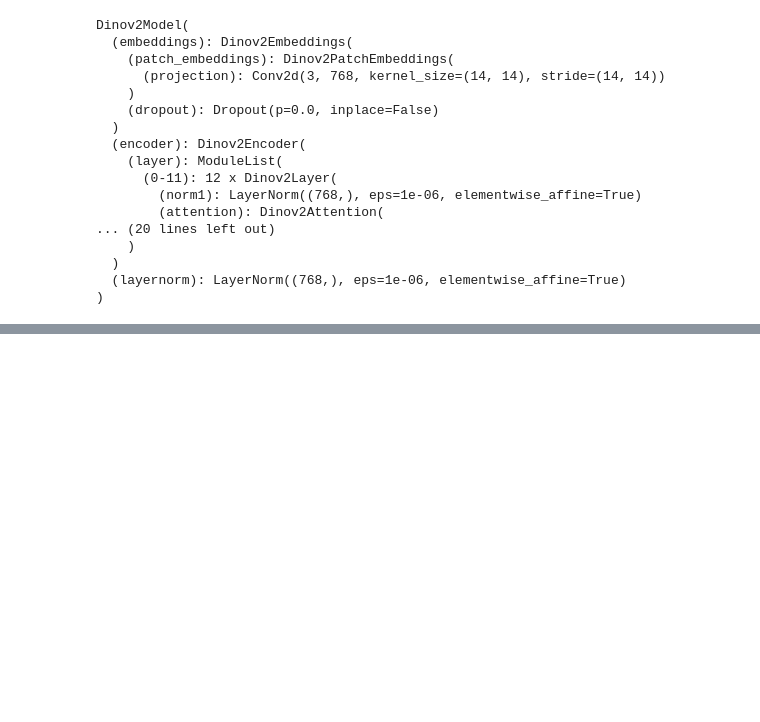
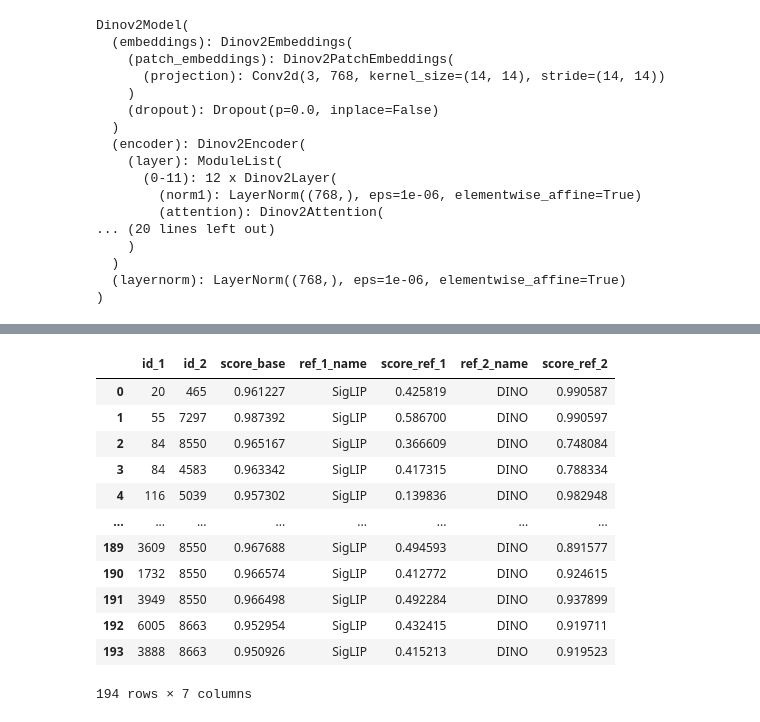
Before and after one commit to aprzezdziecka/vision_blindspots, a Jupyter notebook: blindspots.ipynb, the cells around one changed output, grey strips where cells are left out. Cells and saved outputs as stored; diff of their text form; code cells hidden in the pictures; blank space fills up the shorter version.

```diff
--- a/blindspots.ipynb
+++ b/blindspots.ipynb
@@ -332,19 +249,12 @@ Gotowe! Liczba wektorów w FAISS: 1000
 # %%
 iterator_caltech = iter(dataset_caltech)
 
-# dino_embeddings, dino_labels = collect_embeddings(
-#     dataset_iterator=iterator_caltech,
-#     model=dino_model,
-#     processor=dino_processor,
-#     device=device,
-#     max_samples=1000
-# )
-dino_faiss_index, dino_labels = collect_and_build_faiss_batched(
+dino_embeddings, dino_labels, dino_faiss_index = build_embeddings(
     dataset_iterator=iterator_caltech,
     model=dino_model,
     processor=dino_processor,
     device=device,
-    total_samples=1000,
+    total_samples=num,
     batch_size=64
 )
 # %% [output]
@@ -353,0 +302,2 @@ Gotowe! Liczba wektorów w FAISS: 1000
+# %%
+clip_k_best_similar = search_similar(clip_faiss_index, clip_embeddings)
@@ -353,0 +334,43 @@ Gotowe! Liczba wektorów w FAISS: 1000
+# %%
+def find_blind_spots(base_k_best_similar, embeddings_ref_1, embeddings_ref_2, name_ref_1, name_ref_2, threshold_similar=0.95, threshold_diff=0.6):
+
+  base_similar = [score for score in base_k_best_similar if score['score'] > 0.95]
+  result = []
+  for i in range(len(base_similar)):
+    current = base_similar[i]
+    if current['score'] > threshold_similar:
+
+      id_1 = current['id_1']
+      id_2 = current['id_2']
+
+      # ref1
+      curr_emb_1_ref_1 = embeddings_ref_1[id_1]
+      curr_emb_2_ref_1 = embeddings_ref_1[id_2]
+      similarity_ref_1 = np.dot(curr_emb_1_ref_1, curr_emb_2_ref_1)
+      # ref2
+      curr_emb_1_ref_2 = embeddings_ref_2[id_1]
+      curr_emb_2_ref_2 = embeddings_ref_2[id_2]
+      similarity_ref_2 = np.dot(curr_emb_1_ref_2, curr_emb_2_ref_2)
+
+      if similarity_ref_1 < threshold_diff or similarity_ref_2 < threshold_diff:
+        result.append({'id_1': id_1, 'id_2': id_2, 'score_base' : current['score'], 'ref_1_name' : name_ref_1, 'score_ref_1' : similarity_ref_1, 'ref_2_name' : name_ref_2, 'score_ref_2' : similarity_ref_2})
+  return pd.DataFrame(result)
+# %%
+clip_caltech_blind_spots = find_blind_spots(clip_k_best_similar, siglip_embeddings, dino_embeddings, 'SigLIP', 'DINO')
+clip_caltech_blind_spots.to_csv("clip_caltech_blind_spots", sep=';', encoding='utf-8')
+# %%
+clip_caltech_blind_spots
+# %% [output]
+|  | id_1 | id_2 | score_base | ref_1_name | score_ref_1 | ref_2_name | score_ref_2 |
+| 0 | 20 | 465 | 0.961227 | SigLIP | 0.425819 | DINO | 0.990587 |
+| 1 | 55 | 7297 | 0.987392 | SigLIP | 0.586700 | DINO | 0.990597 |
+| 2 | 84 | 8550 | 0.965167 | SigLIP | 0.366609 | DINO | 0.748084 |
+| 3 | 84 | 4583 | 0.963342 | SigLIP | 0.417315 | DINO | 0.788334 |
+| 4 | 116 | 5039 | 0.957302 | SigLIP | 0.139836 | DINO | 0.982948 |
+| ... | ... | ... | ... | ... | ... | ... | ... |
+| 189 | 3609 | 8550 | 0.967688 | SigLIP | 0.494593 | DINO | 0.891577 |
+| 190 | 1732 | 8550 | 0.966574 | SigLIP | 0.412772 | DINO | 0.924615 |
+| 191 | 3949 | 8550 | 0.966498 | SigLIP | 0.492284 | DINO | 0.937899 |
+| 192 | 6005 | 8663 | 0.952954 | SigLIP | 0.432415 | DINO | 0.919711 |
+| 193 | 3888 | 8663 | 0.950926 | SigLIP | 0.415213 | DINO | 0.919523 |
+194 rows × 7 columns
```
Also changed, not shown: parts of 12 cells of this notebook.
